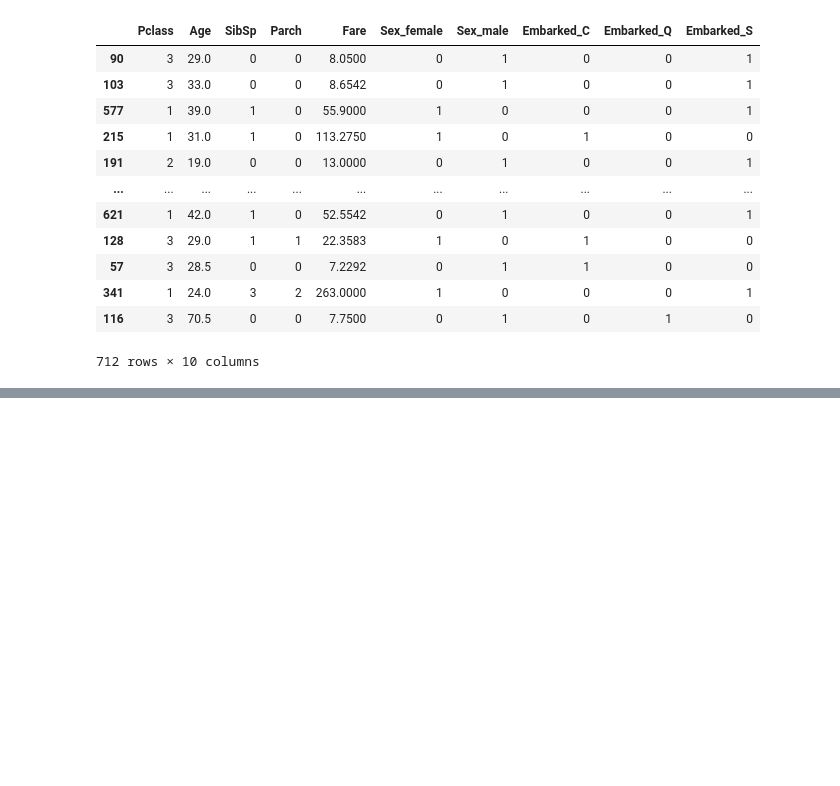
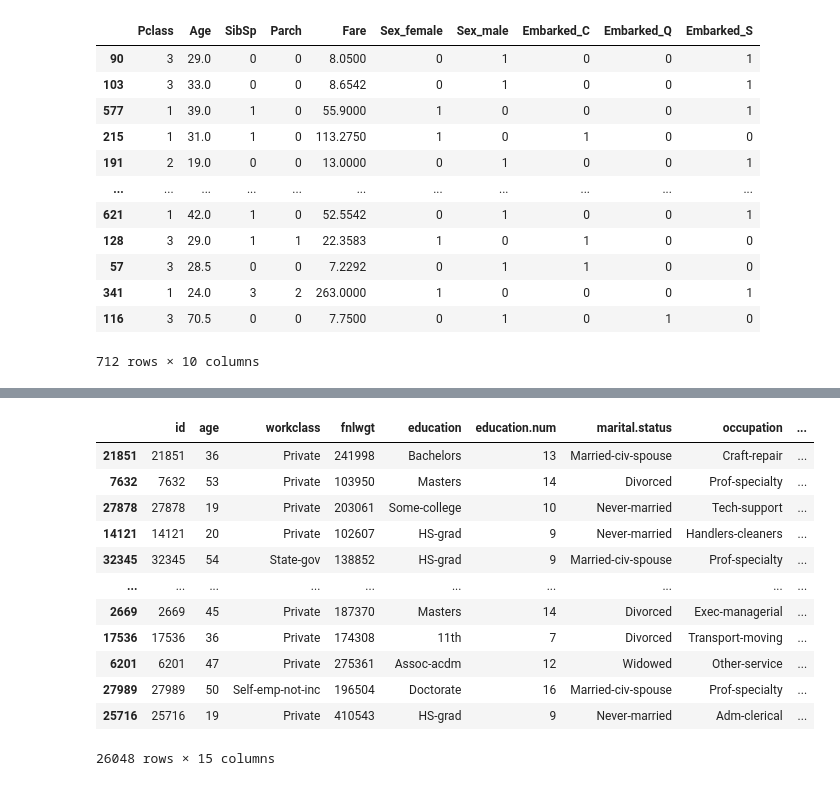
Before and after one commit to meshob2002/Big_certi_practice, a Jupyter notebook: Big_Certification.ipynb, the cells around one changed output, grey strips where cells are left out. Saved outputs shown, nothing was run; the diff lists cells and outputs as text; code cells hidden in the pictures; blank space fills up the shorter version.

```diff
--- a/Big_Certification.ipynb
+++ b/Big_Certification.ipynb
@@ -3191,0 +3647,13 @@ print('정확도 : ', clf.score(X,y))
+# %%
+def char_cate(df, column_name, dic, default_value):
+    a = df.copy()
+    cate = dic
+    for key, value in cate.items():
+        start, end = map(int, key.split('~'))
+        a.loc[(a[column_name] >= start) & (a[column_name] < end), column_name] = value
+    a.loc[~a[column_name].isin(cate.values()), column_name] = default_value
+    return a
+X_train =  char_cate(X_train,'capital.gain',{'0~0':0,'1~5000':1,'5000~10000':2,'10000~15000':3,'15000~20000':4},5)
+X_test = char_cate(X_test,'capital.gain',{'0~0':0,'1~5000':1,'5000~10000':2,'10000~15000':3,'15000~20000':4},5)
+X_train = char_cate(X_train,'capital.loss',{'0~0':0,'1~1000':1,'1000~2000':2,'2000~3000':3,'3000~4000':4},5)
+X_test = char_cate(X_test,'capital.loss',{'0~0':0,'1~1000':1,'1000~2000':2,'2000~3000':3,'3000~4000':4},5)
@@ -3191,0 +3670,16 @@ print('정확도 : ', clf.score(X,y))
+# %%
+X_train
+# %% [output]
+|  | id | age | workclass | fnlwgt | education | education.num | marital.status | occupation | ... |
+| 21851 | 21851 | 36 | Private | 241998 | Bachelors | 13 | Married-civ-spouse | Craft-repair | ... |
+| 7632 | 7632 | 53 | Private | 103950 | Masters | 14 | Divorced | Prof-specialty | ... |
+| 27878 | 27878 | 19 | Private | 203061 | Some-college | 10 | Never-married | Tech-support | ... |
+| 14121 | 14121 | 20 | Private | 102607 | HS-grad | 9 | Never-married | Handlers-cleaners | ... |
+| 32345 | 32345 | 54 | State-gov | 138852 | HS-grad | 9 | Married-civ-spouse | Prof-specialty | ... |
+| ... | ... | ... | ... | ... | ... | ... | ... | ... | ... |
+| 2669 | 2669 | 45 | Private | 187370 | Masters | 14 | Divorced | Exec-managerial | ... |
+| 17536 | 17536 | 36 | Private | 174308 | 11th | 7 | Divorced | Transport-moving | ... |
+| 6201 | 6201 | 47 | Private | 275361 | Assoc-acdm | 12 | Widowed | Other-service | ... |
+| 27989 | 27989 | 50 | Self-emp-not-inc | 196504 | Doctorate | 16 | Married-civ-spouse | Prof-specialty | ... |
+| 25716 | 25716 | 19 | Private | 410543 | HS-grad | 9 | Never-married | Adm-clerical | ... |
+26048 rows × 15 columns
```
Also changed, not shown: parts of 66 cells of this notebook.
